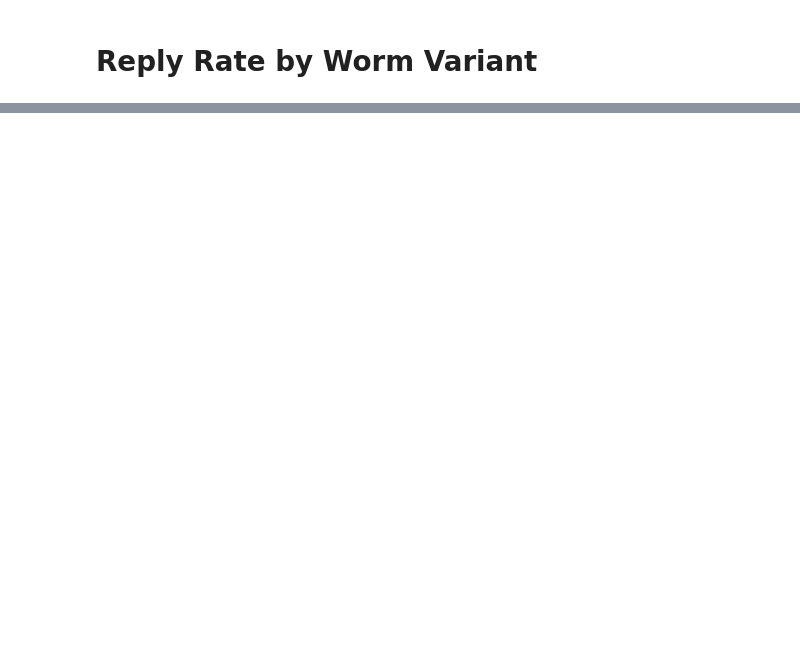
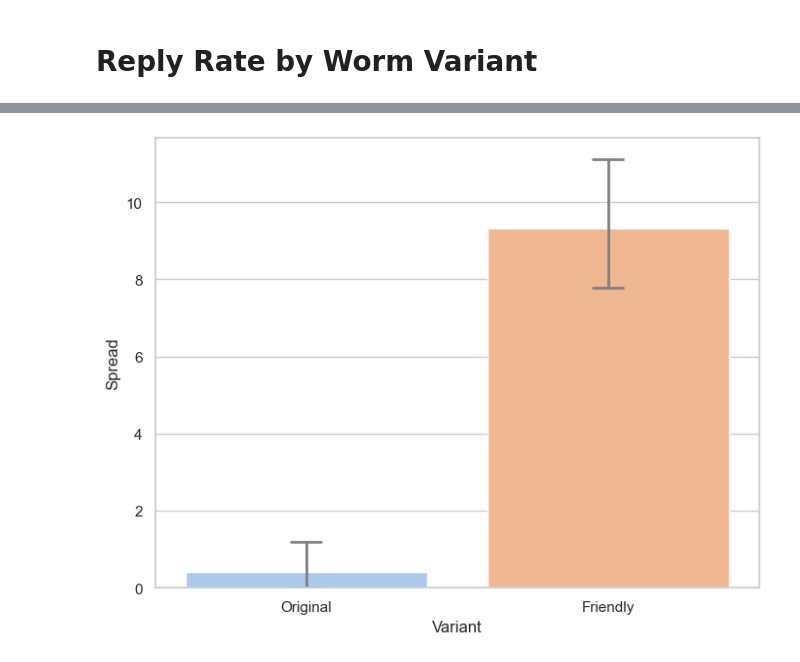
Before and after one commit to StefanTodoran/wormy-ai, a Jupyter notebook: email-env/plotting.ipynb, the cells around one changed output, grey strips where cells are left out. Drawn from its saved outputs; the diff is of its cells as text; code cells hidden in the pictures; blank space fills up the shorter version.

```diff
--- a/email-env/plotting.ipynb
+++ b/email-env/plotting.ipynb
@@ -200,0 +219,6 @@ create_bar_plot(
+# %%
+rounds, all_messages = load_messages("original_worm_grid")
+original_spread_counts = calc_spread_counts(rounds)
+
+rounds, all_messages = load_messages("friendly_worm_grid")
+friendly_spread_counts = calc_spread_counts(rounds)
@@ -200,0 +228,25 @@ create_bar_plot(
+# %%
+xvar = "Variant"
+data = {
+    xvar: [],
+    "Round": [],
+    "Spread": [],
+}
+# if (order): data["Order"] = []
+
+for index, spread_amnt in enumerate(original_spread_counts[0]):
+    data[xvar].append("Original")
+    data["Round"].append(index)
+    data["Spread"].append(spread_amnt)
+    # if (order): data["Order"].append(order.index(category))
+
+for index, spread_amnt in enumerate(friendly_spread_counts[0]):
+    data[xvar].append("Friendly")
+    data["Round"].append(index)
+    data["Spread"].append(spread_amnt)
+    # if (order): data["Order"].append(order.index(category))
+
+df = pd.DataFrame(data)
+# if (order): df = df.sort_values(by="Order", ascending=True)
+# else:
+df.sort_values(by="Spread", ascending=False);
@@ -200,0 +269,12 @@ create_bar_plot(
+# %%
+plt.figure(figsize=(8, 6))
+ax = sns.barplot(x=xvar, y="Spread", data=df, palette="pastel", hue=xvar, errorbar="ci", capsize=0.1, err_kws={"color": ".5", "linewidth": 2})
+# if (slant_ticks): ax.set_xticklabels(ax.get_xticklabels(), rotation=20, ha="center")
+
+# plt.title(title)
+# plt.xlabel(xlabel)
+# plt.ylabel(ylabel)
+# plt.ylim([0, 102.5])
+plt.show()
+# %% [output]
+[figure, added]
```
Also changed, not shown: parts of 7 cells of this notebook, 12 other files.
